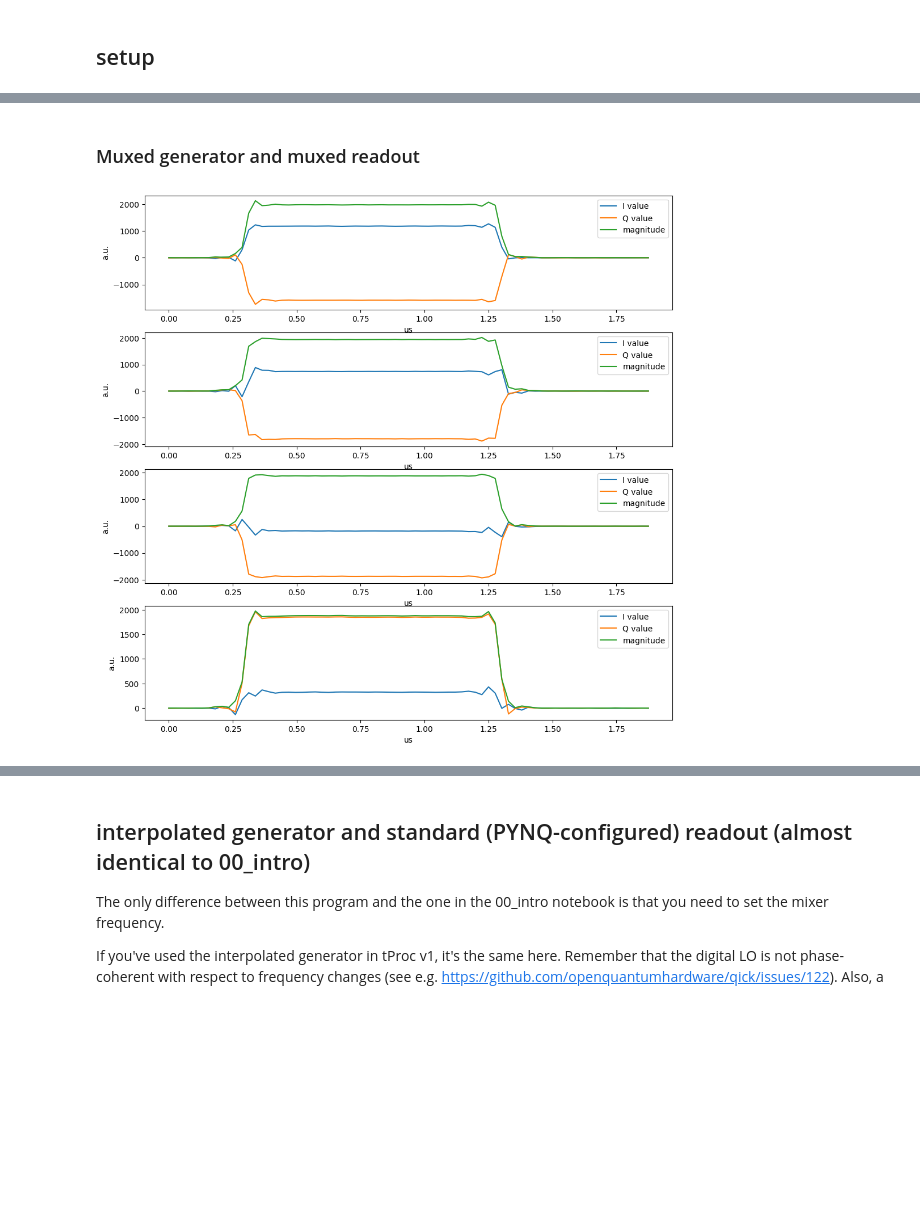
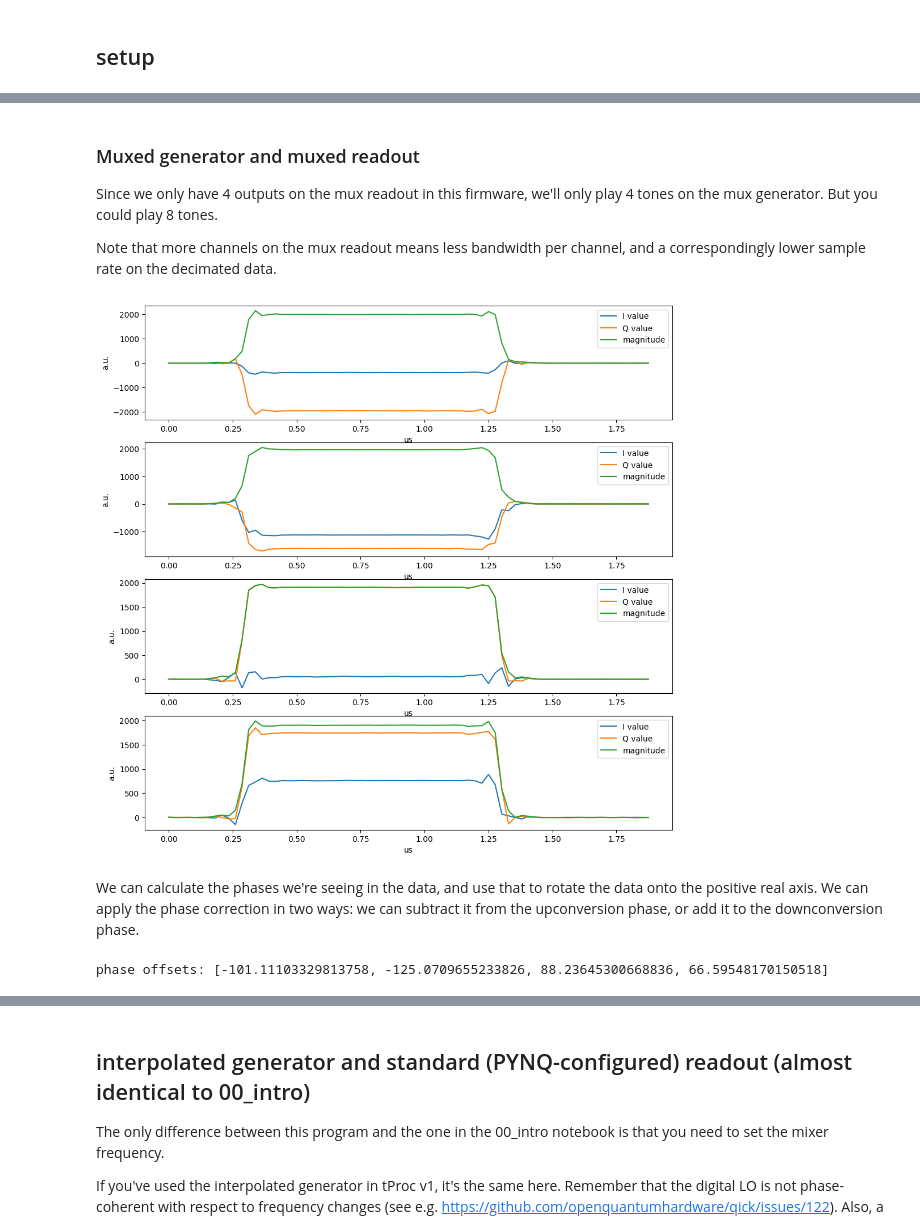
Before and after one commit to meeg/qick_demos_sho, a Jupyter notebook: tprocv2/01_gens-and-readouts.ipynb, the cells around one changed output, grey strips where cells are left out. Drawn from its saved outputs; the diff is of its cells as text; code cells hidden in the pictures; blank space fills up the shorter version.

Commit message:
update notebooks with new firmware versions

```diff
--- a/tprocv2/01_gens-and-readouts.ipynb
+++ b/tprocv2/01_gens-and-readouts.ipynb
@@ -83,48 +100,64 @@ QICK configuration:
 # %% [markdown]
 ### Muxed generator and muxed readout
+Since we only have 4 outputs on the mux readout in this firmware, we'll only play 4 tones on the mux generator. But you could play 8 tones.
+
+Note that more channels on the mux readout means less bandwidth per channel, and a correspondingly lower sample rate on the decimated data.
 # %%
 class MuxProgram(AveragerProgramV2):
     def initialize(self, cfg):
         ro_chs = cfg['ro_chs']
         gen_ch = cfg['gen_ch']
 
-        self.declare_gen(ch=gen_ch, ro_ch=ro_chs[0], mux_freqs=cfg['freqs'], mux_gains=cfg['gains'])
-        for ch, f in zip(cfg['ro_chs'], cfg['freqs']):
-            self.declare_readout(ch=ch, length=cfg['ro_len'], freq=f, gen_ch=gen_ch)
+        self.declare_gen(ch=gen_ch, ro_ch=ro_chs[0],
+                         mux_freqs=cfg['pulse_freqs'],
+                         mux_gains=cfg['pulse_gains'],
+                         mux_phases=cfg['pulse_phases'])
+        # self.declare_gen(ch=gen_ch, ro_ch=ro_chs[0], mux_freqs=cfg['freqs'], mux_gains=cfg['gains'], mixer_freq=0)
+        for ch, f, ph in zip(cfg['ro_chs'], cfg['pulse_freqs'], cfg['ro_phases']):
+            self.declare_readout(ch=ch, length=cfg['ro_len'], freq=f, phase=ph, gen_ch=gen_ch)
 
         self.add_pulse(ch=gen_ch, name="mymux",
                        style="const",
                        length=cfg["pulse_len"],
                        mask=[0,1,2,3],
                       )
 
     def body(self, cfg):
         self.trigger(ros=cfg['ro_chs'], pins=[0], t=cfg['trig_time'], ddr4=True)
 
         self.pulse(ch=cfg['gen_ch'], name="mymux", t=0)
 
-config = {'gen_ch': 2,
+config = {'gen_ch': 1,
           'ro_chs': [2,3,4,5],
-          'freqs': [500, 550, 600, 650],
-          'gains': [1.0, 1.0, 1.0, 1.0],
+          'pulse_freqs': [500, 550, 600, 650],
+          'pulse_gains': [1.0]*4,
+          'pulse_phases': [0.0]*4,
+          'ro_phases': [0.0]*4,
           'trig_time': 0.4,
           'pulse_len': 1.0,
           'ro_len': 1.9,
          }
 
 prog = MuxProgram(soccfg, reps=1, final_delay=0.5, cfg=config)
 
 iq_list = prog.acquire_decimated(soc, soft_avgs=1)
 t = prog.get_time_axis(ro_index=0)
 
 fig, axes = plt.subplots(len(config['ro_chs']), 1, figsize=(12,12))
 for i, ch in enumerate(config['ro_chs']):
     plot = axes[i]
     plot.plot(t, iq_list[i][:,0], label="I value")
     plot.plot(t, iq_list[i][:,1], label="Q value")
     plot.plot(t, np.abs(iq_list[i].dot([1,1j])), label="magnitude")
     plot.legend()
     plot.set_ylabel("a.u.")
     plot.set_xlabel("us");
 # %% [output]
-[figure, old version]
+[figure, new version]
+# %% [markdown]
+We can calculate the phases we're seeing in the data, and use that to rotate the data onto the positive real axis. We can apply the phase correction in two ways: we can subtract it from the upconversion phase, or add it to the downconversion phase.
+# %%
+phases = [np.angle(iq.mean(axis=0).dot([1,1j]), deg=True) for iq in iq_list]
+print("phase offsets:", phases)
+# %% [output]
+phase offsets: [-101.11103329813758, -125.0709655233826, 88.23645300668836, 66.59548170150518]
```
Also changed, not shown: parts of 18 cells of this notebook, 2 other files.
